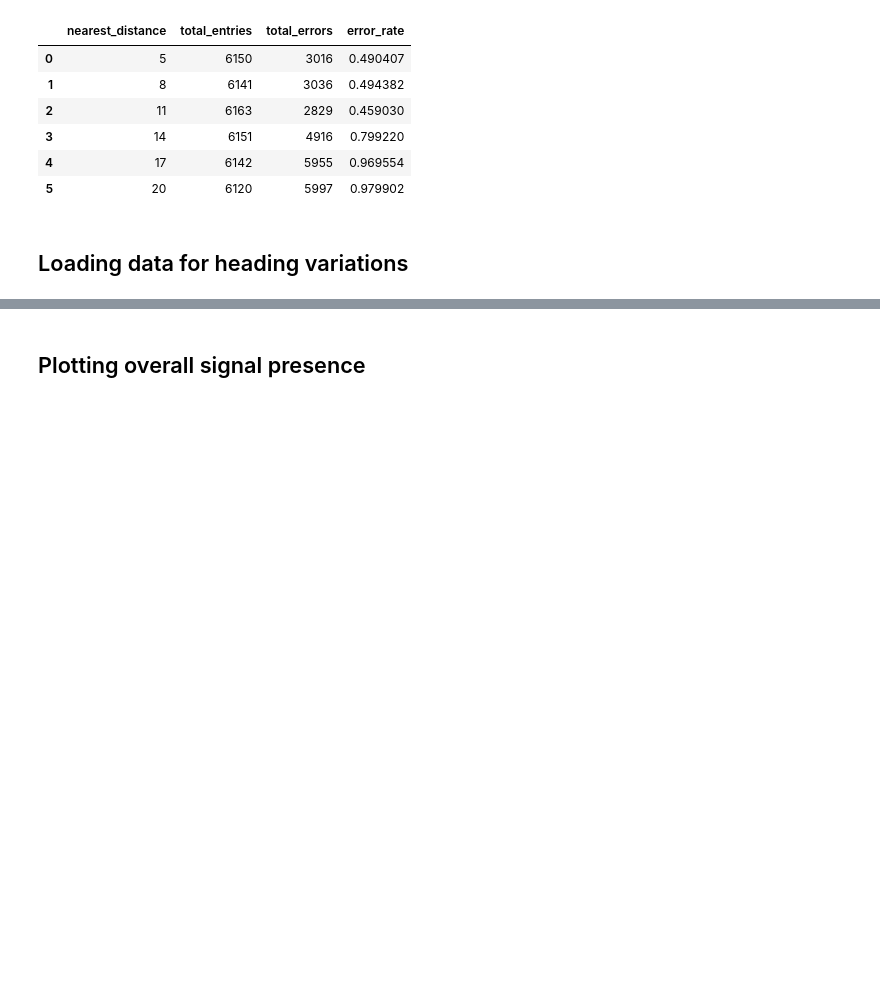
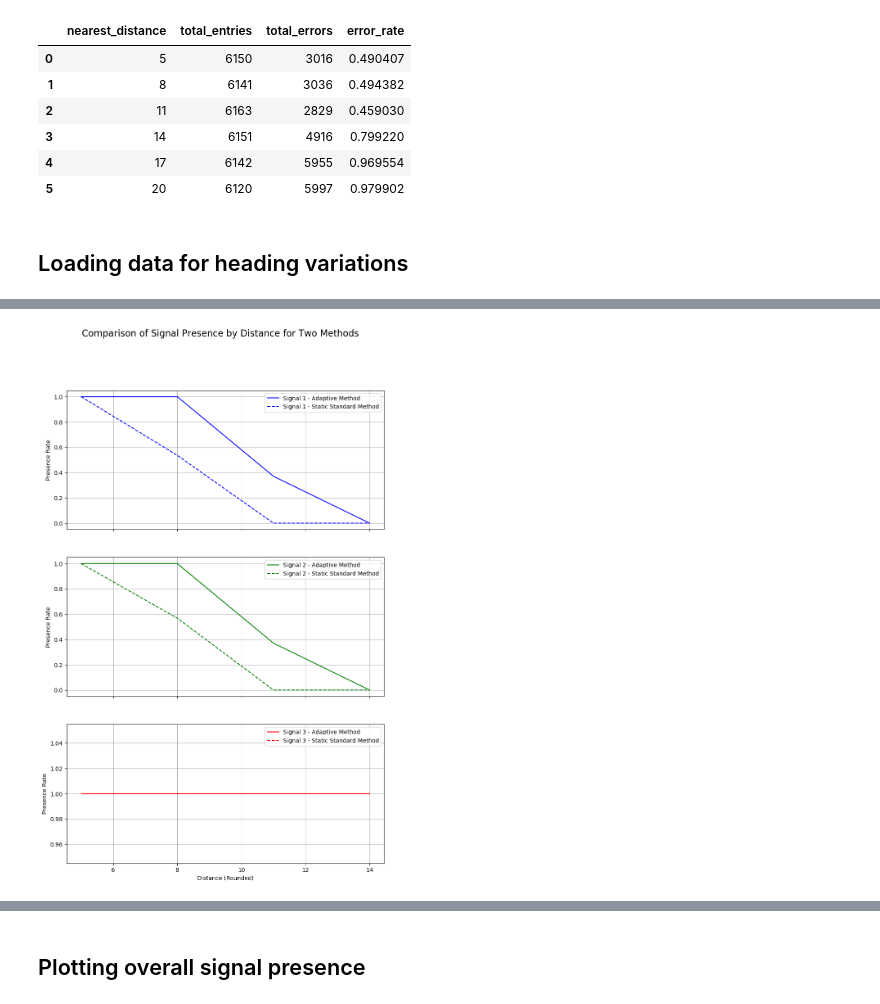
Before and after one commit to MarlonRiv/uvdar_core, a Jupyter notebook: scripts/Processing_evaluation_distance.ipynb, the cells around one changed output, grey strips where cells are left out. Saved outputs shown, nothing was run; the diff lists cells and outputs as text; code cells hidden in the pictures; blank space fills up the shorter version.

```diff
--- a/scripts/Processing_evaluation_distance.ipynb
+++ b/scripts/Processing_evaluation_distance.ipynb
@@ -575,0 +657,10 @@ overall_presence_adaptive, overall_presence_standard, average_distance_adaptive,
+# %%
+#grouping by distance and calculating the signal presence rate
+
+# Round the distances to the nearest integer for easier comparison
+adaptive_df['rounded_distance'] = adaptive_df['distance_x'].round()
+
+# Group by the rounded distance and calculate the mean for signal presence columns
+kl_signal_presence_by_distance = adaptive_df.groupby('rounded_distance')[['signal_1', 'signal_2', 'signal_3']].mean().reset_index()
+
+kl_signal_presence_by_distance.head()
@@ -575,0 +673,6 @@ overall_presence_adaptive, overall_presence_standard, average_distance_adaptive,
+# %%
+standard_df['rounded_distance'] = standard_df['distance_x'].round()
+
+standard_signal_presence_by_distance = standard_df.groupby('rounded_distance')[['signal_1', 'signal_2', 'signal_3']].mean().reset_index()
+
+standard_signal_presence_by_distance.head()
@@ -575,0 +685,34 @@ overall_presence_adaptive, overall_presence_standard, average_distance_adaptive,
+# %%
+import matplotlib.pyplot as plt
+import numpy as np
+
+# Set up the plotting area
+fig, axes = plt.subplots(3, 1, figsize=(10, 15), sharex=True)
+fig.suptitle('Comparison of Signal Presence by Distance for Two Methods', fontsize=16)
+
+# Plot settings
+signals = ['signal_1', 'signal_2', 'signal_3']
+colors = ['blue', 'green', 'red']
+labels = ['Signal 1', 'Signal 2', 'Signal 3']
+method_names = ['Adaptive Method', 'Static Standard Method']
+
+# Plotting the signal presence for each signal
+for i, signal in enumerate(signals):
+    # Convert data to numpy arrays
+    x_kl = np.array(kl_signal_presence_by_distance['rounded_distance'])
+    y_kl = np.array(kl_signal_presence_by_distance[signal])
+    x_standard = np.array(standard_signal_presence_by_distance['rounded_distance'])
+    y_standard = np.array(standard_signal_presence_by_distance[signal])
+
+    # Plot data
+    axes[i].plot(x_kl, y_kl, color=colors[i], label=f'{labels[i]} - {method_names[0]}')
+    axes[i].plot(x_standard, y_standard, '--', color=colors[i], label=f'{labels[i]} - {method_names[1]}')
+    axes[i].set_ylabel('Presence Rate')
+    axes[i].legend(loc='best')
+    axes[i].grid(True)
+
+axes[-1].set_xlabel('Distance (Rounded)')
+
+plt.show()
+# %% [output]
+[figure, added]
```
Also changed, not shown: parts of 8 cells of this notebook, 1 other file.
